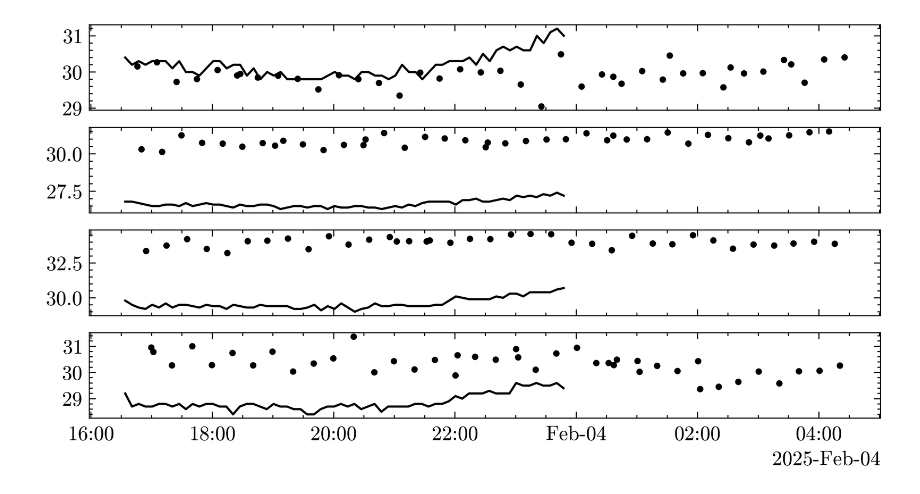
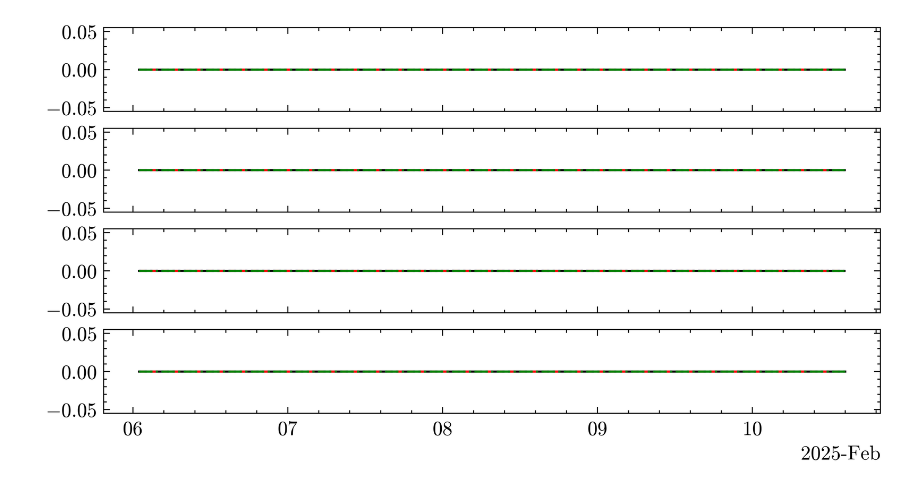
Before and after one commit to Quizznor/phd-thesis, a Jupyter notebook: Projects/uub_integration_tests/sd_files/v4/check.ipynb, the cells around one changed output. Drawn from its saved outputs; the diff is of its cells as text; code cells hidden in the pictures.

```diff
--- a/Projects/uub_integration_tests/sd_files/v4/check.ipynb
+++ b/Projects/uub_integration_tests/sd_files/v4/check.ipynb
@@ -26,4 +26,4 @@ from utils.binaries import *
 # %%
 # t_sd, st, mip = np.loadtxt('out.txt', unpack=True)
-monit = Monit.Monit('mc_2025_02_05_16h32.root')
+monit = Monit.Monit(2025, 2, range(6, 11))
 # %% [output]
@@ -34,10 +34,10 @@ fig, axes = plt.subplots(4, 1, sharex=True)
 
 for station, ax in zip([943, 944, 949, 954], axes):
     t = monit('fTime', station)
-    mmip = monit('fPeak[4]', station)[:, -1]
+    mmip = monit('fPeak[4]', station)
 
-    mask = station == st
-    ax.scatter(plot.to_datetime(t_sd[mask]), mip[mask]/100)
+    # mask = station == st
+    # ax.scatter(plot.to_datetime(t_sd[mask]), mip[mask]/100)
     ax.plot(plot.to_datetime(t), mmip, marker='none')
 
 
@@ -54,4 +54,4 @@ plot.apply_datetime_format(ax)
-[figure, old version]
+[figure, new version]
 # %%
 mip.shape
 # %%
```
Also changed, not shown: parts of 5 cells of this notebook, 2 other files.
